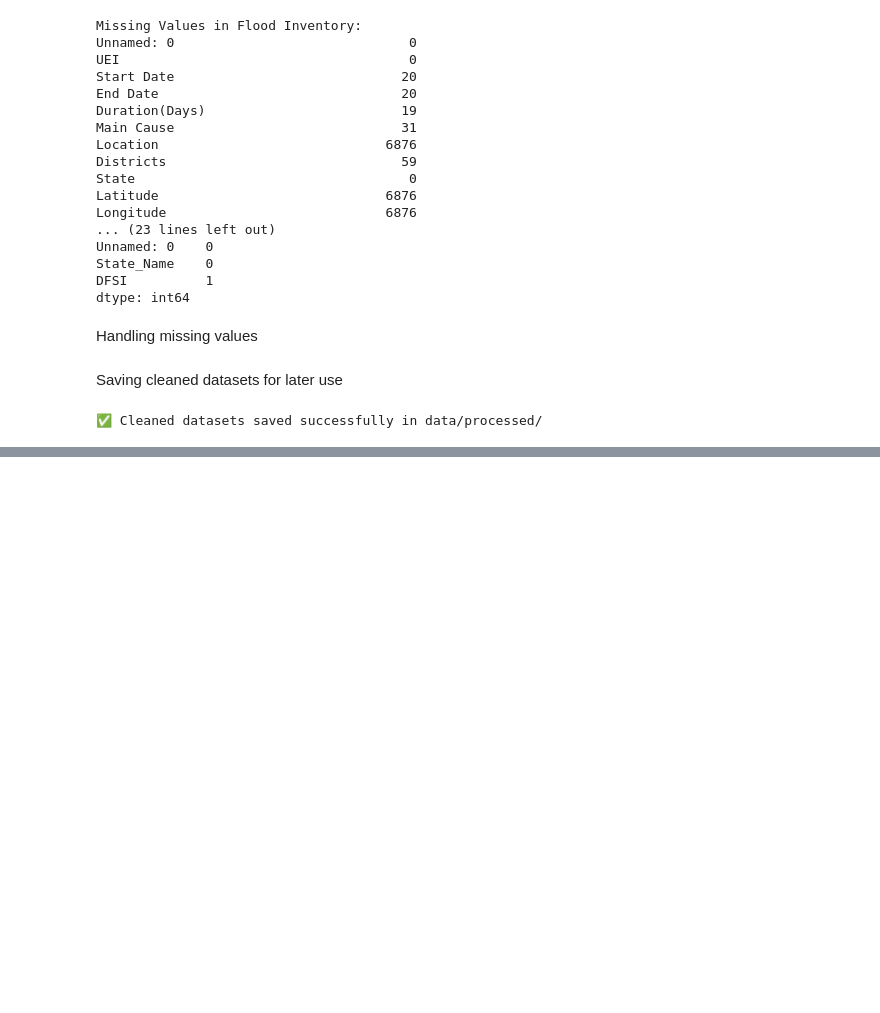
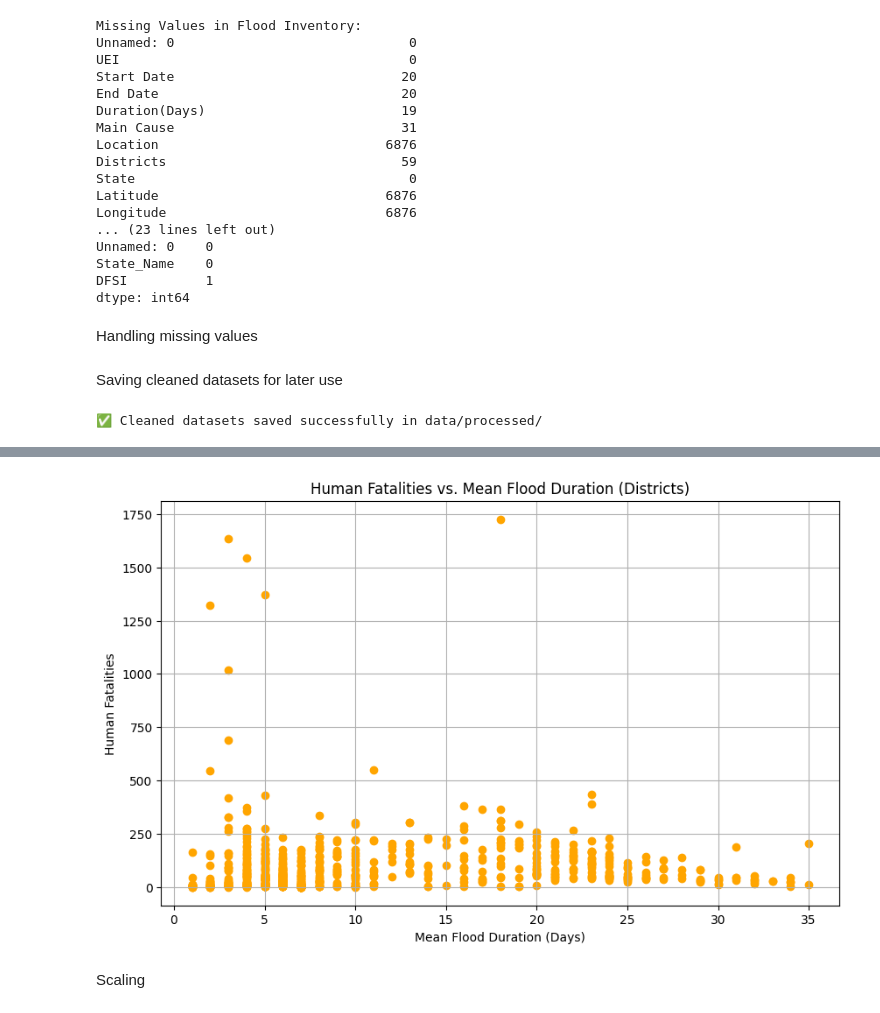
Before and after one commit to Anees-Fathima/Smart-Disaster-Supply-Chain-Tracker-for-Flood, a Jupyter notebook: Smart Disaster Supply Chain Tracker for Flood/notebook/preprocessing.ipynb, the cells around one changed output, grey strips where cells are left out. Saved outputs shown, nothing was run; the diff lists cells and outputs as text; code cells hidden in the pictures; blank space fills up the shorter version.

```diff
--- a/Smart Disaster Supply Chain Tracker for Flood/notebook/preprocessing.ipynb
+++ b/Smart Disaster Supply Chain Tracker for Flood/notebook/preprocessing.ipynb
@@ -123,0 +234,12 @@ print("✅ Cleaned datasets saved successfully in data/processed/")
+# %%
+plt.figure(figsize=(10,6))
+plt.scatter(district_impact["Mean_Flood_Duration"], district_impact["Human_fatality"], color='orange')
+plt.title("Human Fatalities vs. Mean Flood Duration (Districts)")
+plt.xlabel("Mean Flood Duration (Days)")
+plt.ylabel("Human Fatalities")
+plt.grid(True)
+plt.show()
+# %% [output]
+[figure, added]
+# %% [markdown]
+Scaling
```
Also changed, not shown: parts of 13 cells of this notebook, 2 other files.
